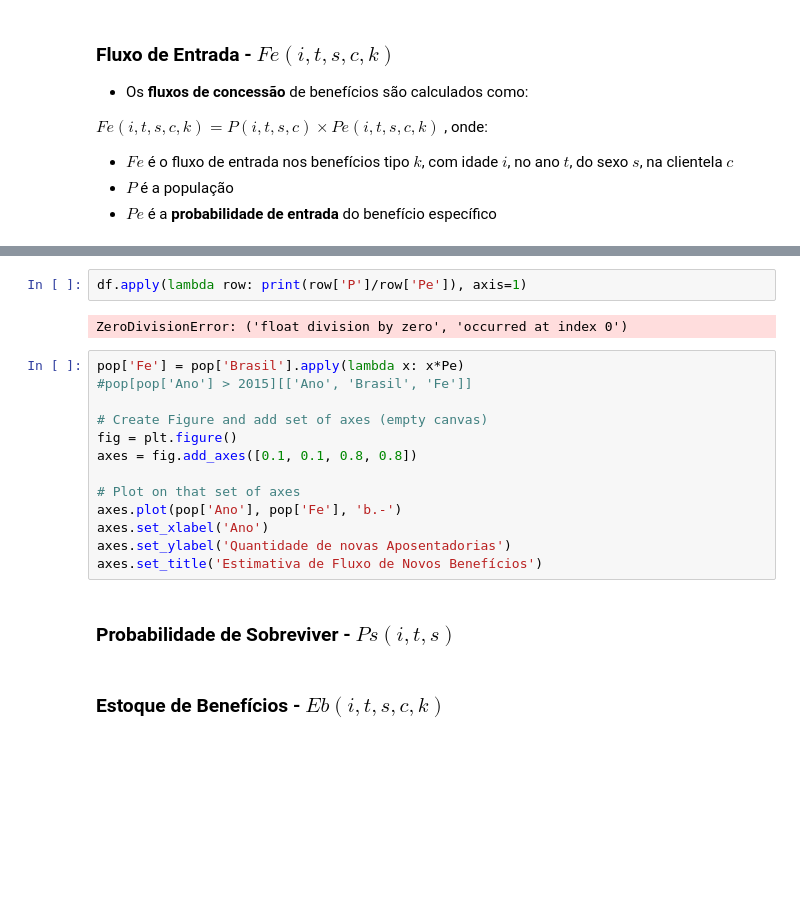
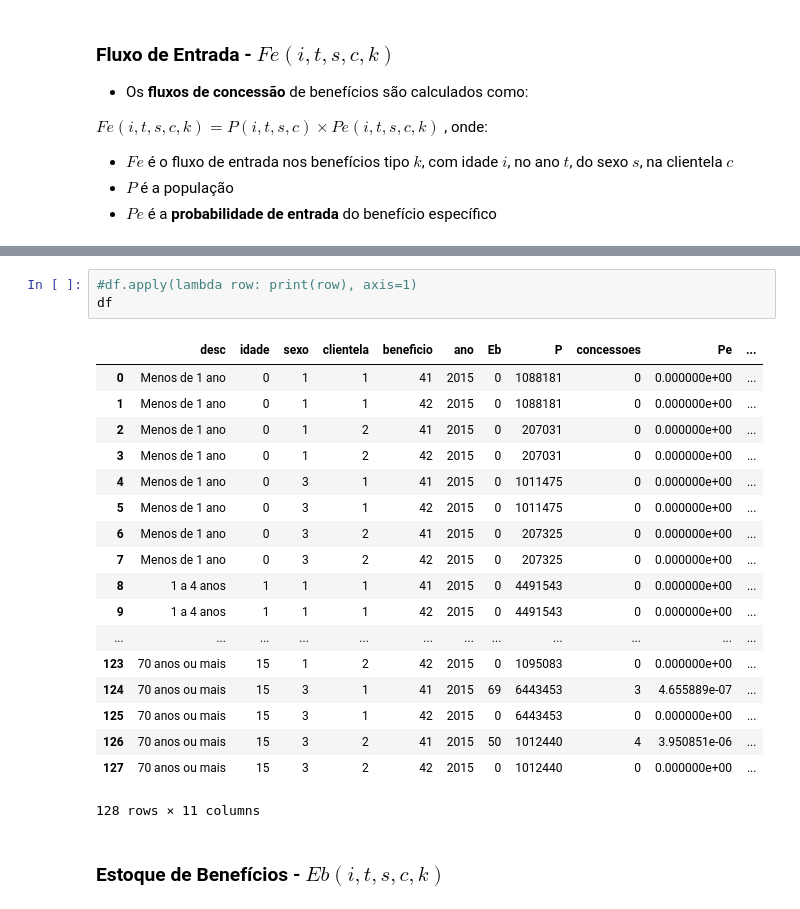
Before and after one commit to andrespp/ds-prev, a Jupyter notebook: analysis/Simulacao_RGPS.ipynb, the cells around one changed output, grey strips where cells are left out. Saved outputs shown, nothing was run; the diff lists cells and outputs as text; blank space fills up the shorter version.

```diff
--- a/analysis/Simulacao_RGPS.ipynb
+++ b/analysis/Simulacao_RGPS.ipynb
@@ -445,22 +495,25 @@ df[df['Pe']!=0]
 # %%
-df.apply(lambda row: print(row['P']/row['Pe']), axis=1)
+#df.apply(lambda row: print(row), axis=1)
+df
 # %% [output]
+|  | desc | idade | sexo | clientela | beneficio | ano | Eb | P | concessoes | Pe | ... |
+| 0 | Menos de 1 ano | 0 | 1 | 1 | 41 | 2015 | 0 | 1088181 | 0 | 0.000000e+00 | ... |
+| 1 | Menos de 1 ano | 0 | 1 | 1 | 42 | 2015 | 0 | 1088181 | 0 | 0.000000e+00 | ... |
+| 2 | Menos de 1 ano | 0 | 1 | 2 | 41 | 2015 | 0 | 207031 | 0 | 0.000000e+00 | ... |
+| 3 | Menos de 1 ano | 0 | 1 | 2 | 42 | 2015 | 0 | 207031 | 0 | 0.000000e+00 | ... |
+| 4 | Menos de 1 ano | 0 | 3 | 1 | 41 | 2015 | 0 | 1011475 | 0 | 0.000000e+00 | ... |
+| 5 | Menos de 1 ano | 0 | 3 | 1 | 42 | 2015 | 0 | 1011475 | 0 | 0.000000e+00 | ... |
+| 6 | Menos de 1 ano | 0 | 3 | 2 | 41 | 2015 | 0 | 207325 | 0 | 0.000000e+00 | ... |
+| 7 | Menos de 1 ano | 0 | 3 | 2 | 42 | 2015 | 0 | 207325 | 0 | 0.000000e+00 | ... |
+| 8 | 1 a 4 anos | 1 | 1 | 1 | 41 | 2015 | 0 | 4491543 | 0 | 0.000000e+00 | ... |
+| 9 | 1 a 4 anos | 1 | 1 | 1 | 42 | 2015 | 0 | 4491543 | 0 | 0.000000e+00 | ... |
+| ... | ... | ... | ... | ... | ... | ... | ... | ... | ... | ... | ... |
+| 123 | 70 anos ou mais | 15 | 1 | 2 | 42 | 2015 | 0 | 1095083 | 0 | 0.000000e+00 | ... |
+| 124 | 70 anos ou mais | 15 | 3 | 1 | 41 | 2015 | 69 | 6443453 | 3 | 4.655889e-07 | ... |
+| 125 | 70 anos ou mais | 15 | 3 | 1 | 42 | 2015 | 0 | 6443453 | 0 | 0.000000e+00 | ... |
+| 126 | 70 anos ou mais | 15 | 3 | 2 | 41 | 2015 | 50 | 1012440 | 4 | 3.950851e-06 | ... |
+| 127 | 70 anos ou mais | 15 | 3 | 2 | 42 | 2015 | 0 | 1012440 | 0 | 0.000000e+00 | ... |
-ZeroDivisionError: ('float division by zero', 'occurred at index 0')
+128 rows × 11 columns
-# %%
-pop['Fe'] = pop['Brasil'].apply(lambda x: x*Pe)
-#pop[pop['Ano'] > 2015][['Ano', 'Brasil', 'Fe']]
-
-# Create Figure and add set of axes (empty canvas)
-fig = plt.figure()
-axes = fig.add_axes([0.1, 0.1, 0.8, 0.8])
-
-# Plot on that set of axes
-axes.plot(pop['Ano'], pop['Fe'], 'b.-')
-axes.set_xlabel('Ano')
-axes.set_ylabel('Quantidade de novas Aposentadorias')
-axes.set_title('Estimativa de Fluxo de Novos Benefícios')
-# %% [markdown]
-### Probabilidade de Sobreviver - $Ps(i,t,s)$
 # %% [markdown]
 ### Estoque de Benefícios - $Eb(i,t,s,c,k)$
 # %% [markdown]
```
Also changed, not shown: parts of 10 cells of this notebook, 1 other file.
